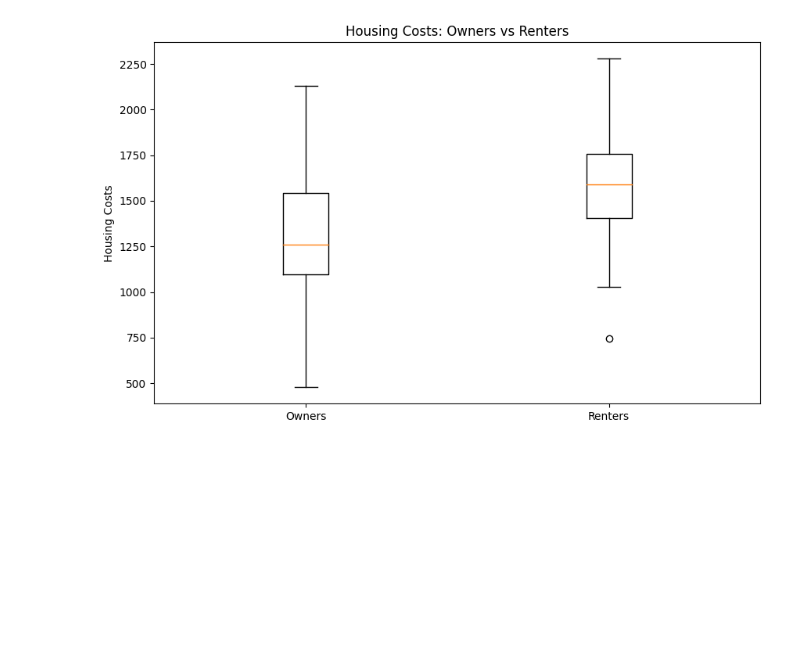
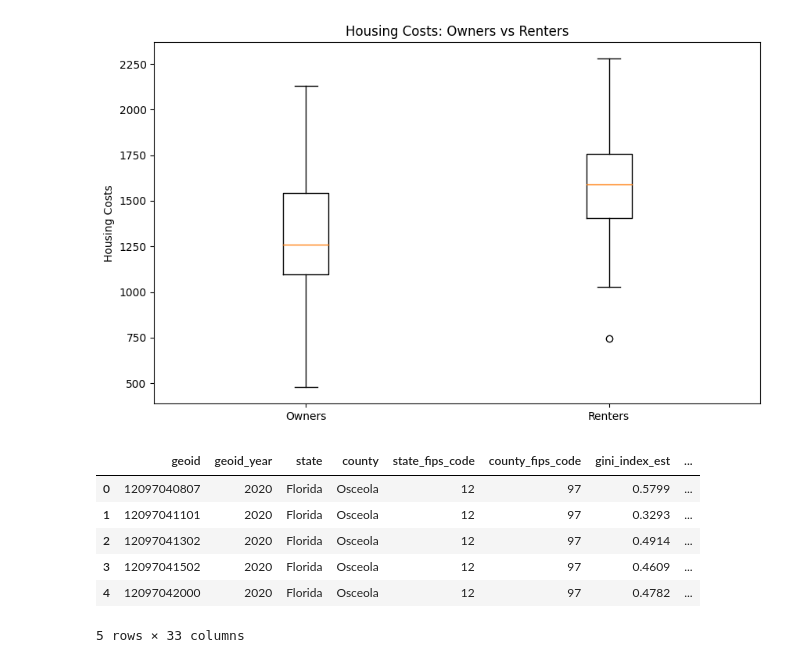
Before and after one commit to datakind/datakit-housing-fall-2024, a Jupyter notebook: challenge-2/DataKind_HousingProject.ipynb, the cells around one changed output. Saved outputs shown, nothing was run; the diff lists cells and outputs as text; code cells hidden in the pictures; blank space fills up the shorter version.

```diff
--- a/challenge-2/DataKind_HousingProject.ipynb
+++ b/challenge-2/DataKind_HousingProject.ipynb
@@ -89,13 +85,13 @@ df.head()
 | 4 | 12097042000 | 2020 | Florida | Osceola County | 12 | 97 | 0.4782 | ... |
 # %%
 # Calculate the percentage AMI for renters and store it in a new column
-df['%_of_med_monthly_inc_renters'] = df['housecost_rent_est'] / df['med_hh_inc_est_monthly']
+df['cost_burden_of_rent'] = df['housecost_rent_est'] / df['med_hh_inc_est_monthly']
 
 # Calculate the percentage AMI for homeowners and store it in a new column
-df['%_of_med_monthly_inc_homeowners'] = df['housecost_owner_est'] / df['med_hh_inc_est_monthly']
+df['cost_burden_of_homeowner'] = df['housecost_owner_est'] / df['med_hh_inc_est_monthly']
 
 #calculate the percentage AMI for Osceola county which is 90.4k
-df['%_of_AMI_Osceola'] = df['med_hh_inc_est'] / 90400
+df['%_of_AMI'] = df['med_hh_inc_est'] / 90400
 df.head()
 # %% [output]
 |  | geoid | geoid_year | state | county | state_fips_code | county_fips_code | gini_index_est | ... |
@@ -138,3 +109,16 @@ plt.ylabel('Housing Costs')
 _ = plt.title('Housing Costs: Owners vs Renters')
 # %% [output]
 [figure]
+# %%
+merged_df = pd.merge(df, florida_map, left_on='geoid', right_on='GEOID', how='left')
+merged_df.head()
+merged_df['county'] = merged_df['county'].str.replace(' County','')
+merged_df.head()
+# %% [output]
+|  | geoid | geoid_year | state | county | state_fips_code | county_fips_code | gini_index_est | ... |
+| 0 | 12097040807 | 2020 | Florida | Osceola | 12 | 97 | 0.5799 | ... |
+| 1 | 12097041101 | 2020 | Florida | Osceola | 12 | 97 | 0.3293 | ... |
+| 2 | 12097041302 | 2020 | Florida | Osceola | 12 | 97 | 0.4914 | ... |
+| 3 | 12097041502 | 2020 | Florida | Osceola | 12 | 97 | 0.4609 | ... |
+| 4 | 12097042000 | 2020 | Florida | Osceola | 12 | 97 | 0.4782 | ... |
+5 rows × 33 columns
```
Also changed, not shown: parts of 12 cells of this notebook.
